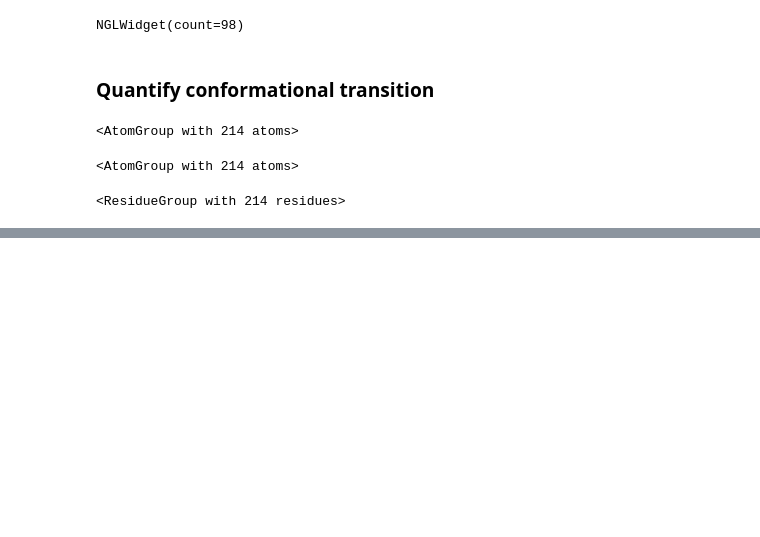
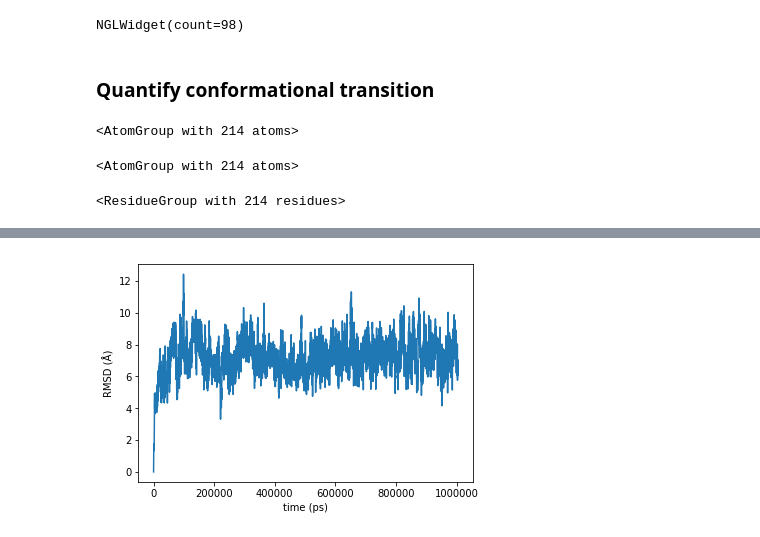
Before and after one commit to MDAnalysis/WorkshopHackathon2018, a Jupyter notebook: 01_IntroToMDAnalysis/notebooks/introduction_MDAnalysis.ipynb, the cells around one changed output, grey strips where cells are left out. Drawn from its saved outputs; the diff is of its cells as text; code cells hidden in the pictures; blank space fills up the shorter version.

```diff
--- a/01_IntroToMDAnalysis/notebooks/introduction_MDAnalysis.ipynb
+++ b/01_IntroToMDAnalysis/notebooks/introduction_MDAnalysis.ipynb
@@ -174,0 +277,2 @@ Experimental FRET labels: distances
+# %%
+u2 = mda.Universe(adk.topology, adk.trajectory)
@@ -174,0 +286,6 @@ Experimental FRET labels: distances
+# %%
+plt.plot(R2.rmsd[:, 1], R2.rmsd[:, 2])
+plt.xlabel("time (ps)")
+plt.ylabel("RMSD (Å)");
+# %% [output]
+[figure, added]
```
Also changed, not shown: parts of 25 cells of this notebook, 1 other file.
